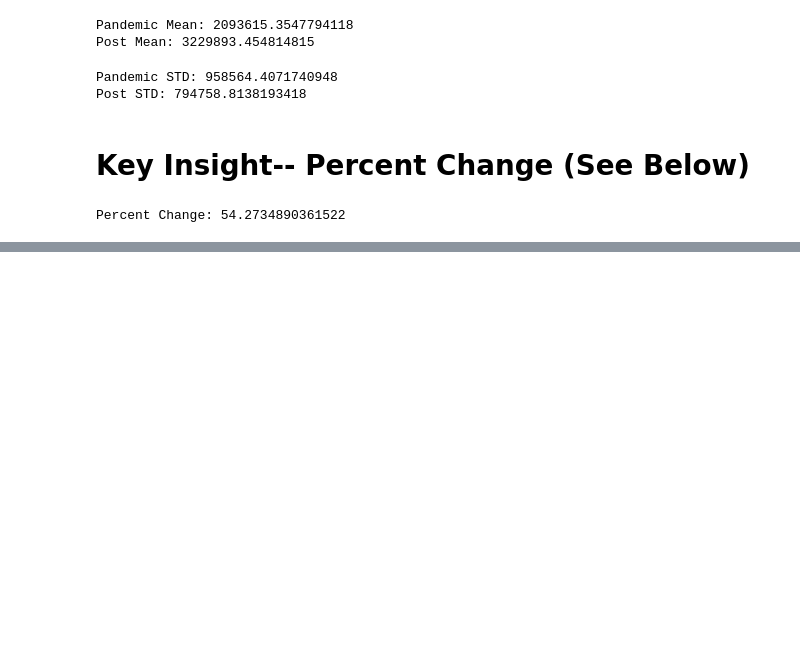
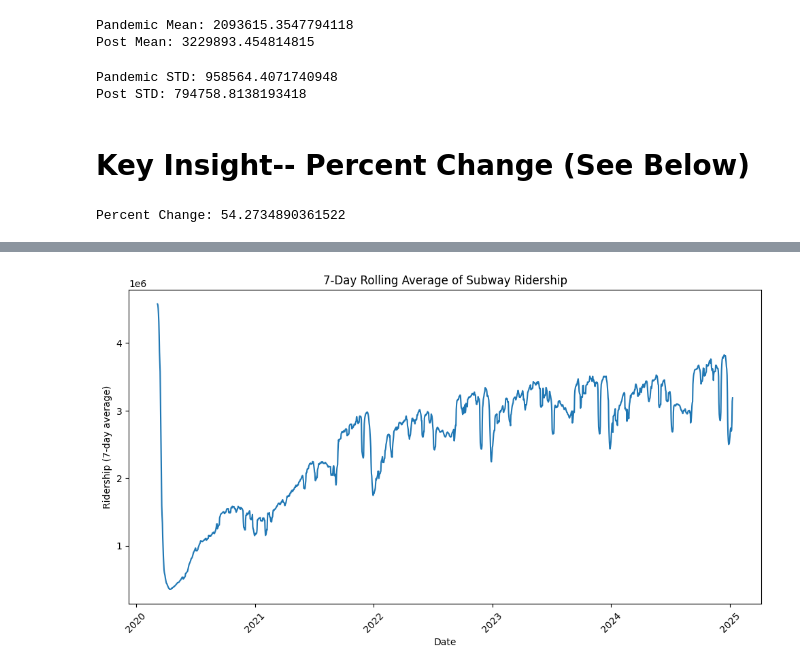
Before and after one commit to Reggie-Amedee-Tech/phase_1_project, a Jupyter notebook: notebooks/Marquita_eda.ipynb, the cells around one changed output, grey strips where cells are left out. Saved outputs shown, nothing was run; the diff lists cells and outputs as text; code cells hidden in the pictures; blank space fills up the shorter version.

```diff
--- a/notebooks/Marquita_eda.ipynb
+++ b/notebooks/Marquita_eda.ipynb
@@ -106,0 +166,17 @@ Percent Change: 54.2734890361522
+# %%
+df_sorted = df.sort_values("date")
+
+df_sorted["rolling_avg"] = df_sorted["subways_total_estimated_ridership"].rolling(window=7).mean()
+
+plt.figure(figsize=(12,6))
+
+plt.plot(df_sorted["date"], df_sorted["rolling_avg"])
+
+plt.title("7-Day Rolling Average of Subway Ridership")
+plt.xlabel("Date")
+plt.ylabel("Ridership (7-day average)")
+plt.xticks(rotation=45)
+
+plt.show()
+# %% [output]
+[figure, added]
```
Also changed, not shown: parts of 13 cells of this notebook.
